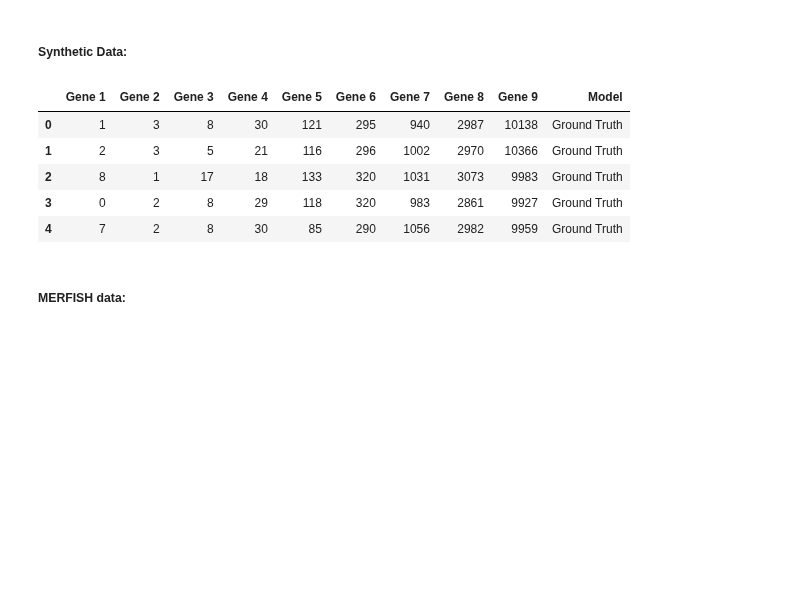
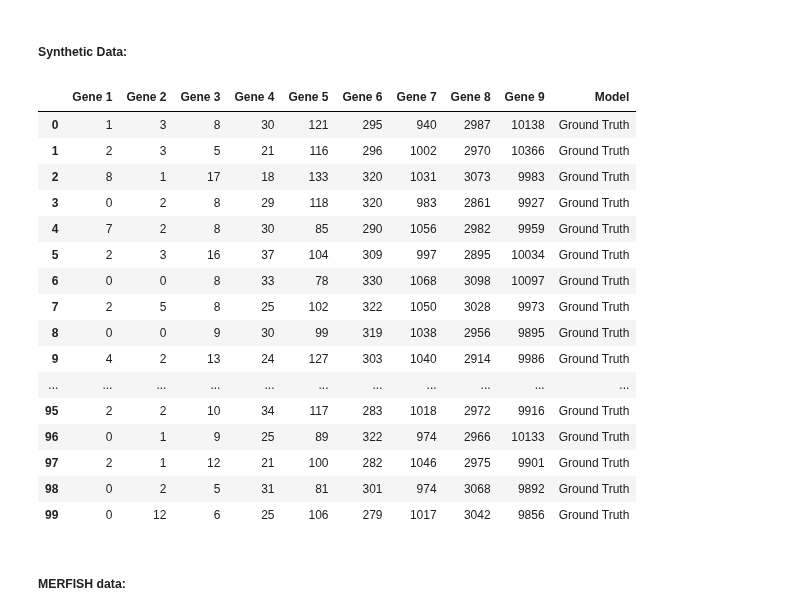
Before and after one commit to saulvegasauceda/blog, a Jupyter notebook: _sources/notebooks.ipynb, the cells around one changed output. Saved outputs shown, nothing was run; the diff lists cells and outputs as text; code cells hidden in the pictures; blank space fills up the shorter version.

```diff
--- a/_sources/notebooks.ipynb
+++ b/_sources/notebooks.ipynb
@@ -19,6 +19,8 @@ from random import sample
 from random import choices
 from scipy.stats import rv_discrete, rv_continuous
 from scipy.stats import nbinom
+
+pd.set_option('display.max_rows', None)
 # %% [markdown]
 ##### Functions:
 # %%
@@ -103,14 +105,25 @@ tenx_original_synth["Model"] = "10x scRNA-seq"
 # %% [markdown]
 ##### Synthetic Data:
 # %%
-synth_cells.head()
+synth_cells
 # %% [output]
 |  | Gene 1 | Gene 2 | Gene 3 | Gene 4 | Gene 5 | Gene 6 | Gene 7 | Gene 8 | Gene 9 | Model |
 | 0 | 1 | 3 | 8 | 30 | 121 | 295 | 940 | 2987 | 10138 | Ground Truth |
 | 1 | 2 | 3 | 5 | 21 | 116 | 296 | 1002 | 2970 | 10366 | Ground Truth |
 | 2 | 8 | 1 | 17 | 18 | 133 | 320 | 1031 | 3073 | 9983 | Ground Truth |
 | 3 | 0 | 2 | 8 | 29 | 118 | 320 | 983 | 2861 | 9927 | Ground Truth |
 | 4 | 7 | 2 | 8 | 30 | 85 | 290 | 1056 | 2982 | 9959 | Ground Truth |
+| 5 | 2 | 3 | 16 | 37 | 104 | 309 | 997 | 2895 | 10034 | Ground Truth |
+| 6 | 0 | 0 | 8 | 33 | 78 | 330 | 1068 | 3098 | 10097 | Ground Truth |
+| 7 | 2 | 5 | 8 | 25 | 102 | 322 | 1050 | 3028 | 9973 | Ground Truth |
+| 8 | 0 | 0 | 9 | 30 | 99 | 319 | 1038 | 2956 | 9895 | Ground Truth |
+| 9 | 4 | 2 | 13 | 24 | 127 | 303 | 1040 | 2914 | 9986 | Ground Truth |
+| ... | ... | ... | ... | ... | ... | ... | ... | ... | ... | ... |
+| 95 | 2 | 2 | 10 | 34 | 117 | 283 | 1018 | 2972 | 9916 | Ground Truth |
+| 96 | 0 | 1 | 9 | 25 | 89 | 322 | 974 | 2966 | 10133 | Ground Truth |
+| 97 | 2 | 1 | 12 | 21 | 100 | 282 | 1046 | 2975 | 9901 | Ground Truth |
+| 98 | 0 | 2 | 5 | 31 | 81 | 301 | 974 | 3068 | 9892 | Ground Truth |
+| 99 | 0 | 12 | 6 | 25 | 106 | 279 | 1017 | 3042 | 9856 | Ground Truth |
 # %% [markdown]
 ##### MERFISH data:
 # %%
```
Also changed, not shown: parts of 5 cells of this notebook, 18 other files.
